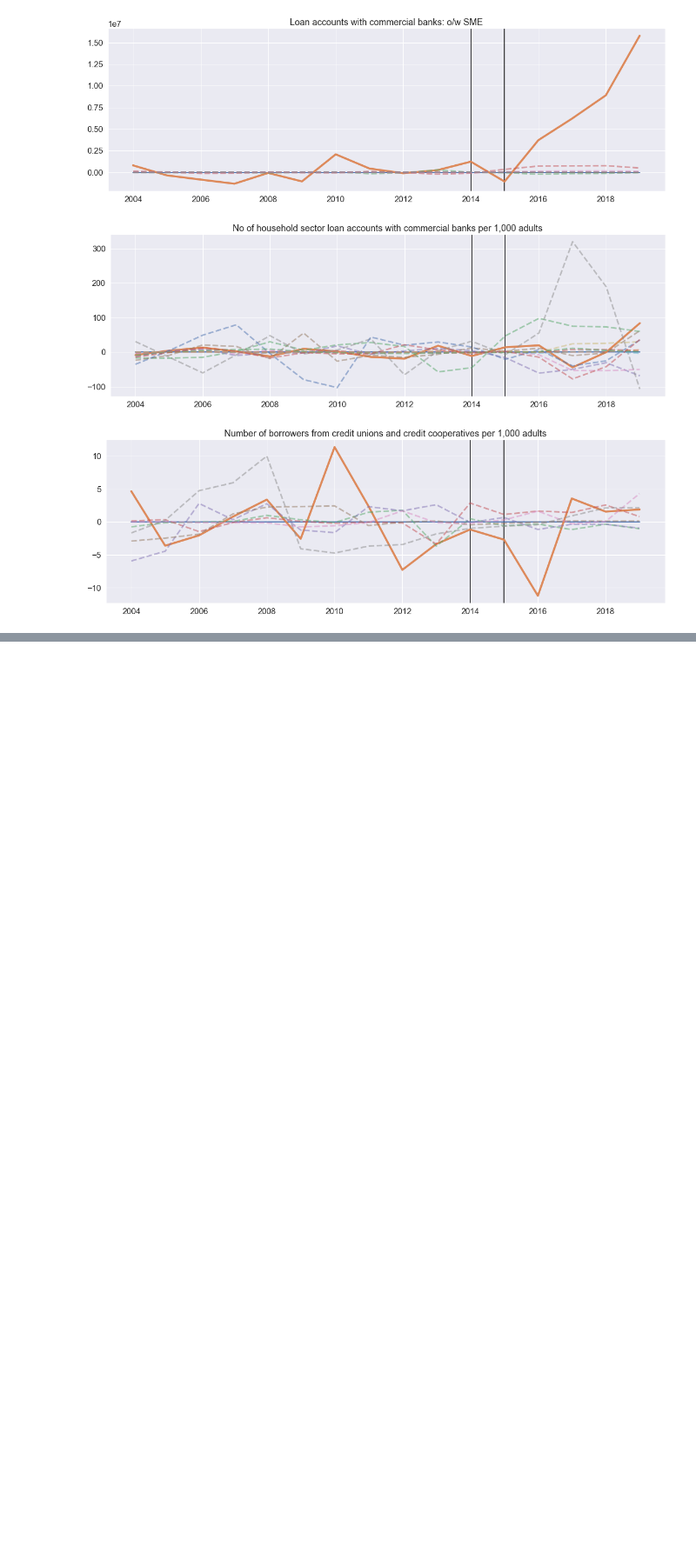
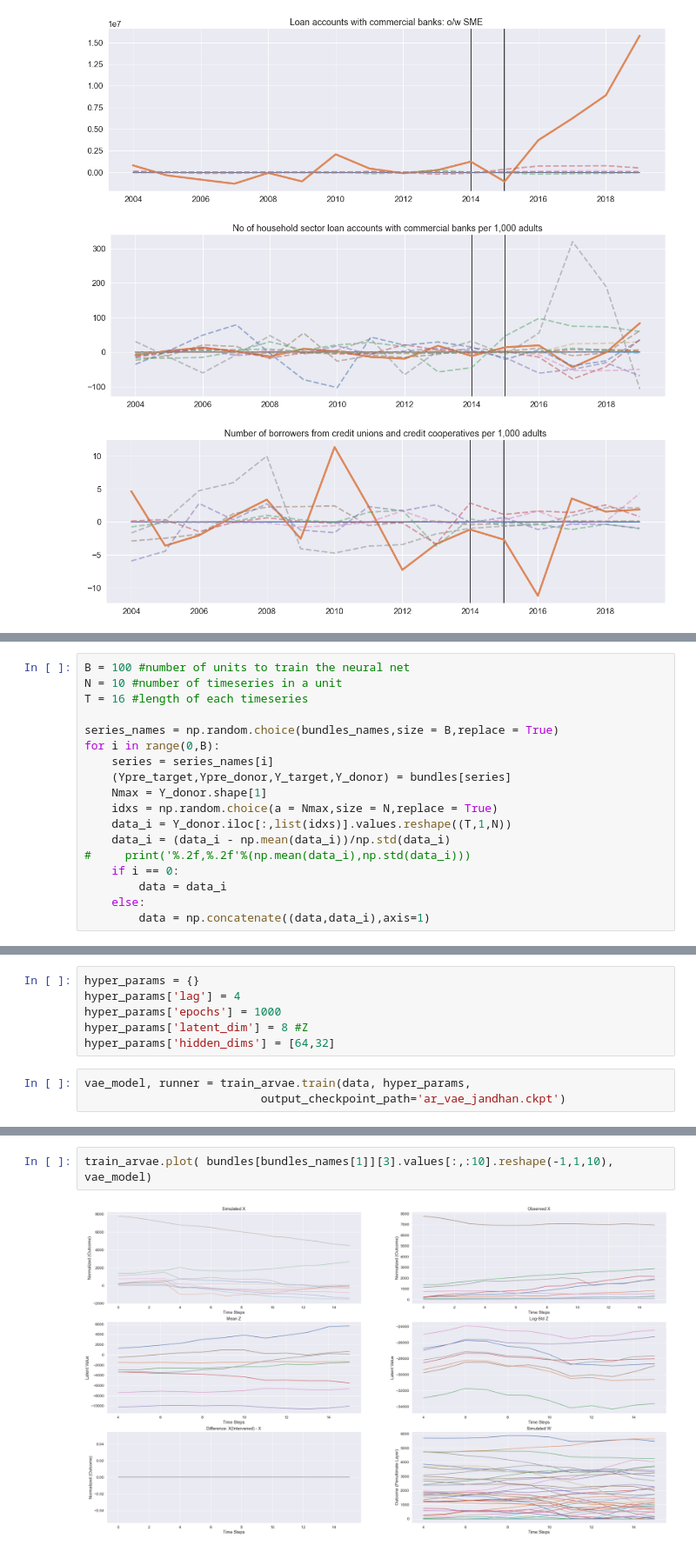
Before and after one commit to harsh-parikh/credence-to-causal-estimation, a Jupyter notebook: notebooks/analysis.ipynb, the cells around one changed output, grey strips where cells are left out. Shown at 87% size. Drawn from its saved outputs; the diff is of its cells as text; blank space fills up the shorter version.

Commit message:
credence + jandhan

```diff
--- a/notebooks/analysis.ipynb
+++ b/notebooks/analysis.ipynb
@@ -137,0 +151,18 @@ for series in bundles.keys():
+# %%
+B = 100 #number of units to train the neural net
+N = 10 #number of timeseries in a unit
+T = 16 #length of each timeseries
+
+series_names = np.random.choice(bundles_names,size = B,replace = True)
+for i in range(0,B):
+    series = series_names[i]
+    (Ypre_target,Ypre_donor,Y_target,Y_donor) = bundles[series]
+    Nmax = Y_donor.shape[1]
+    idxs = np.random.choice(a = Nmax,size = N,replace = True)
+    data_i = Y_donor.iloc[:,list(idxs)].values.reshape((T,1,N))
+    data_i = (data_i - np.mean(data_i))/np.std(data_i)
+#     print('%.2f,%.2f'%(np.mean(data_i),np.std(data_i)))
+    if i == 0:
+        data = data_i
+    else:
+        data = np.concatenate((data,data_i),axis=1)
@@ -137,0 +178,9 @@ for series in bundles.keys():
+# %%
+hyper_params = {}
+hyper_params['lag'] = 4
+hyper_params['epochs'] = 1000
+hyper_params['latent_dim'] = 8 #Z
+hyper_params['hidden_dims'] = [64,32]
+# %%
+vae_model, runner = train_arvae.train(data, hyper_params,
+                          output_checkpoint_path='ar_vae_jandhan.ckpt')
@@ -137,0 +206,4 @@ for series in bundles.keys():
+# %%
+train_arvae.plot( bundles[bundles_names[1]][3].values[:,:10].reshape(-1,1,10), vae_model)
+# %% [output]
+[figure, added]
```
Also changed, not shown: parts of 9 cells of this notebook, 18 other files.
